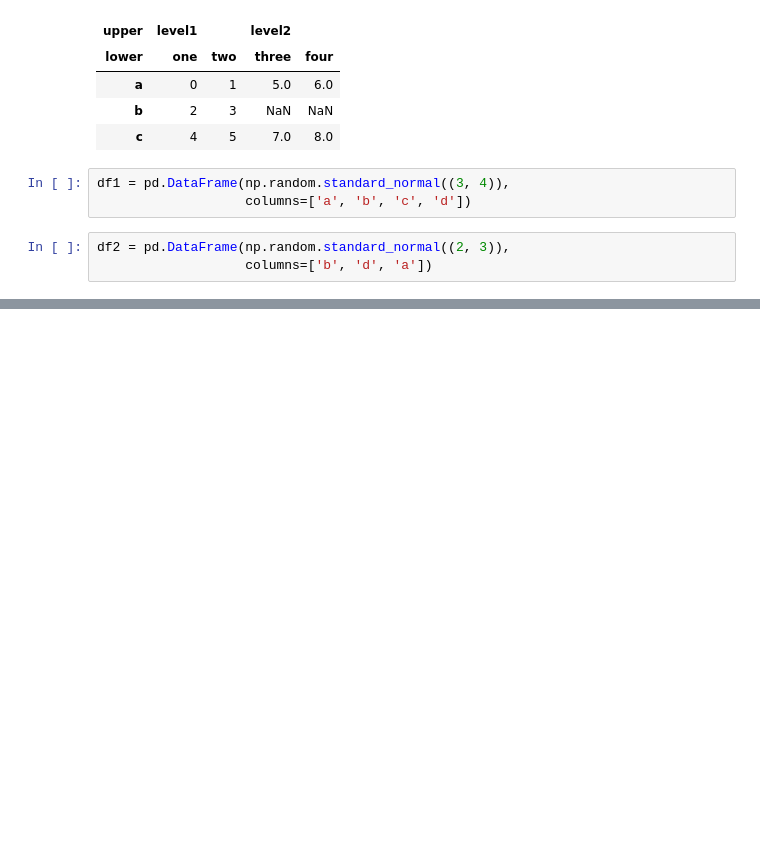
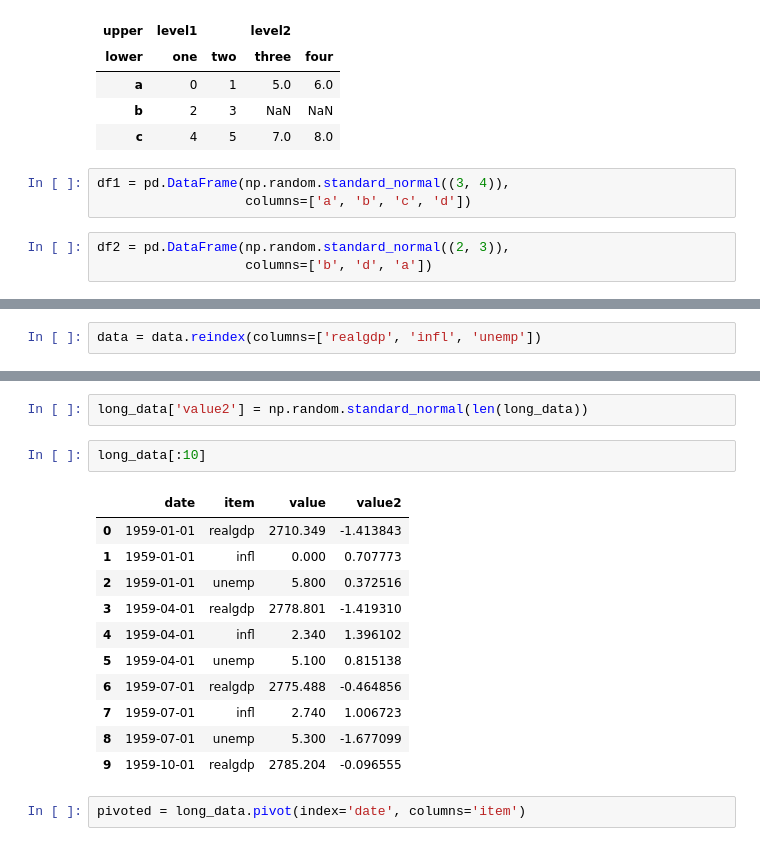
Before and after one commit to sarvar-ds0201/pydata-book-practice, a Jupyter notebook: chapter_08_data_wrangling/data_wrangling.ipynb, the cells around one changed output, grey strips where cells are left out. Cells and saved outputs as stored; diff of their text form; blank space fills up the shorter version.

```diff
--- a/chapter_08_data_wrangling/data_wrangling.ipynb
+++ b/chapter_08_data_wrangling/data_wrangling.ipynb
@@ -781,0 +1028,2 @@ pd.concat([df1, df2], ignore_index=True)
+# %%
+data = data.reindex(columns=['realgdp', 'infl', 'unemp'])
@@ -781,0 +1074,18 @@ pd.concat([df1, df2], ignore_index=True)
+# %%
+long_data['value2'] = np.random.standard_normal(len(long_data))
+# %%
+long_data[:10]
+# %% [output]
+|  | date | item | value | value2 |
+| 0 | 1959-01-01 | realgdp | 2710.349 | -1.413843 |
+| 1 | 1959-01-01 | infl | 0.000 | 0.707773 |
+| 2 | 1959-01-01 | unemp | 5.800 | 0.372516 |
+| 3 | 1959-04-01 | realgdp | 2778.801 | -1.419310 |
+| 4 | 1959-04-01 | infl | 2.340 | 1.396102 |
+| 5 | 1959-04-01 | unemp | 5.100 | 0.815138 |
+| 6 | 1959-07-01 | realgdp | 2775.488 | -0.464856 |
+| 7 | 1959-07-01 | infl | 2.740 | 1.006723 |
+| 8 | 1959-07-01 | unemp | 5.300 | -1.677099 |
+| 9 | 1959-10-01 | realgdp | 2785.204 | -0.096555 |
+# %%
+pivoted = long_data.pivot(index='date', columns='item')
```
Also changed, not shown: parts of 66 cells of this notebook.
